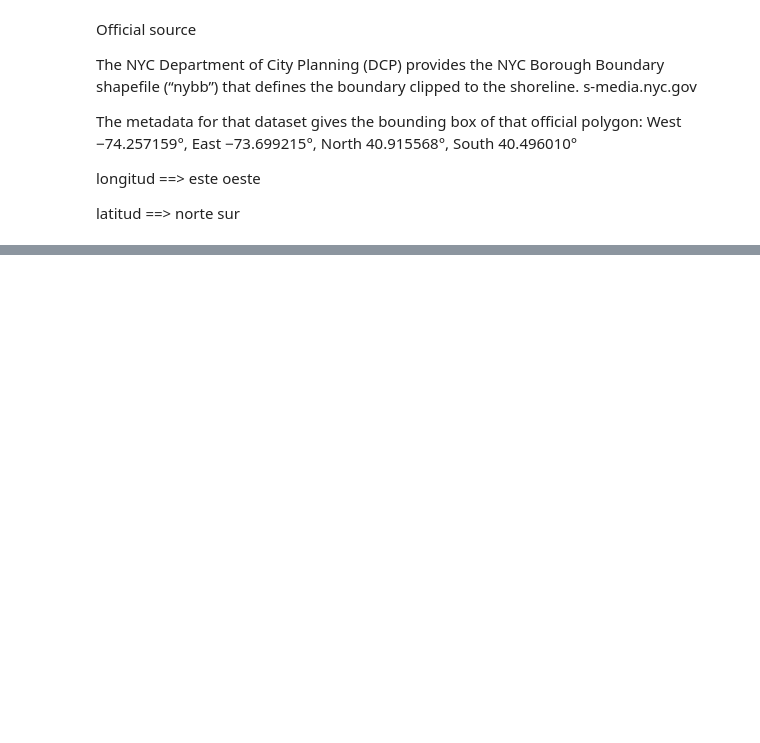
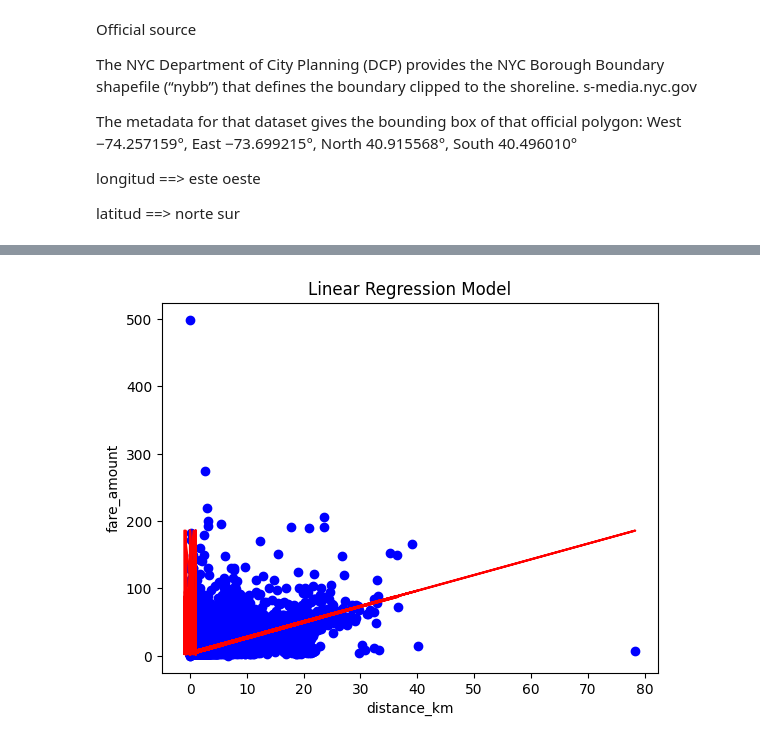
Before and after one commit to mirandaonega/AA1-TUIA-2025C2-Olivieri-Onega, a Jupyter notebook: Tp_MiriOnega_JereOlivieri.ipynb, the cells around one changed output, grey strips where cells are left out. Cells and saved outputs as stored; diff of their text form; code cells hidden in the pictures; blank space fills up the shorter version.

```diff
--- a/Tp_MiriOnega_JereOlivieri.ipynb
+++ b/Tp_MiriOnega_JereOlivieri.ipynb
@@ -350,0 +411,11 @@ X_train_imputed, X_test_imputed = impute_coordinates_train_test(X_train, X_test)
+# %%
+plt.scatter(x_train['distance_km'], y_train, color='blue')
+plt.plot(x_train, linear_model.predict(x_train), color='red')
+
+plt.xlabel('distance_km')
+plt.ylabel('fare_amount')
+plt.title('Linear Regression Model')
+
+plt.show()
+# %% [output]
+[figure, added]
```
Also changed, not shown: parts of 28 cells of this notebook, 2 other files.
